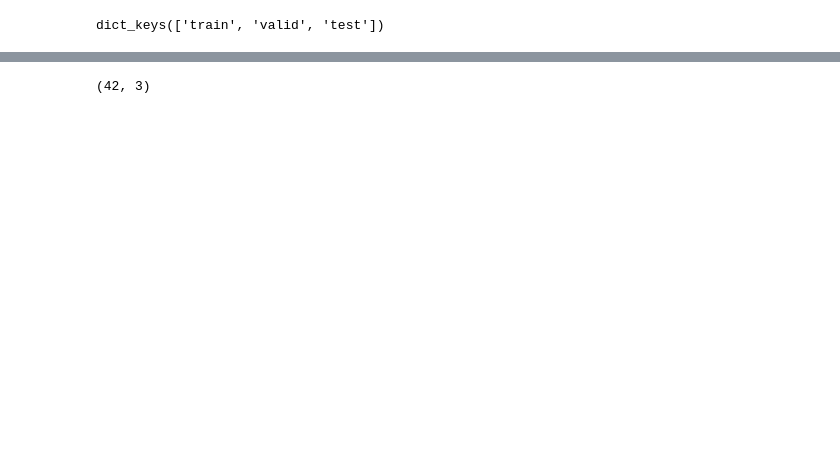
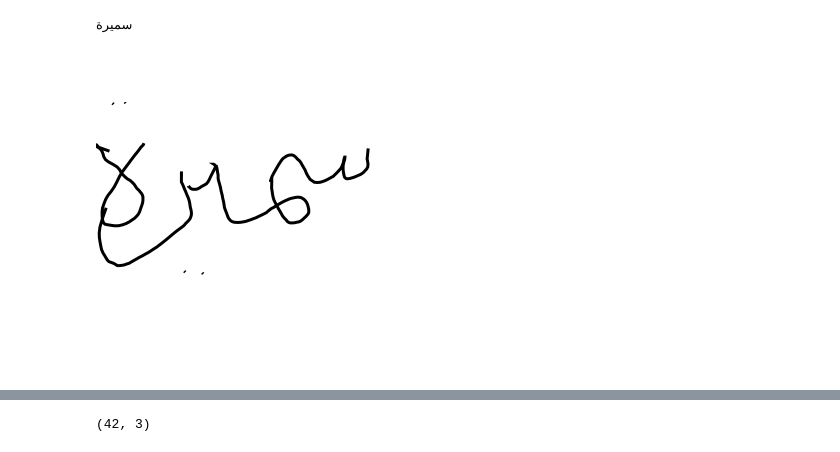
Before and after one commit to Mustapha-AJEGHRIR/arabic_calligraphy, a Jupyter notebook: notebooks/EDA_Calliar.ipynb, the cells around one changed output, grey strips where cells are left out. Cells and saved outputs as stored; diff of their text form; code cells hidden in the pictures; blank space fills up the shorter version.

Commit message:
draft data augmentation

```diff
--- a/notebooks/EDA_Calliar.ipynb
+++ b/notebooks/EDA_Calliar.ipynb
@@ -6,6 +0,0 @@ dataset_path = "../Calliar/dataset.npz"
-# %%
-# load with pickle
-dataset = pickle.load(open(dataset_path, "rb"))
-dataset.keys()
-# %% [output]
-dict_keys(['train', 'valid', 'test'])
@@ -11,0 +17,13 @@ dict_keys(['train', 'valid', 'test'])
+# %%
+dataset_path = "../Calliar/"
+npy_files = glob.glob(os.path.join(dataset_path, 'dataset/train/**.json'))
+
+# Preview a single file
+json_path = np.random.choice(npy_files)
+drawing = json.load(open(json_path))
+print(get_annotation(json_path))
+data, _ = convert_3d(drawing, return_flag=True, threshold=50)
+draw_strokes(data, stroke_width = 3, crop = True, square=True)
+# %% [output]
+سميرة
+[figure, added]
```
Also changed, not shown: parts of 9 cells of this notebook, 4 other files.
